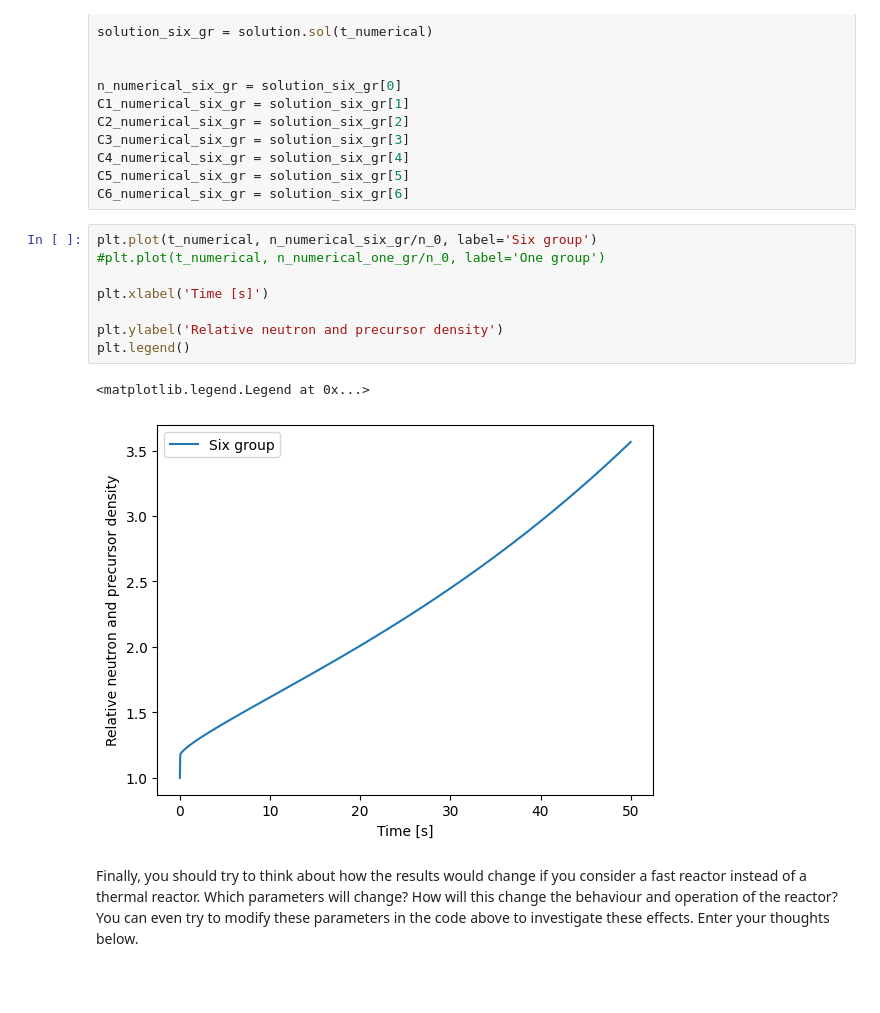
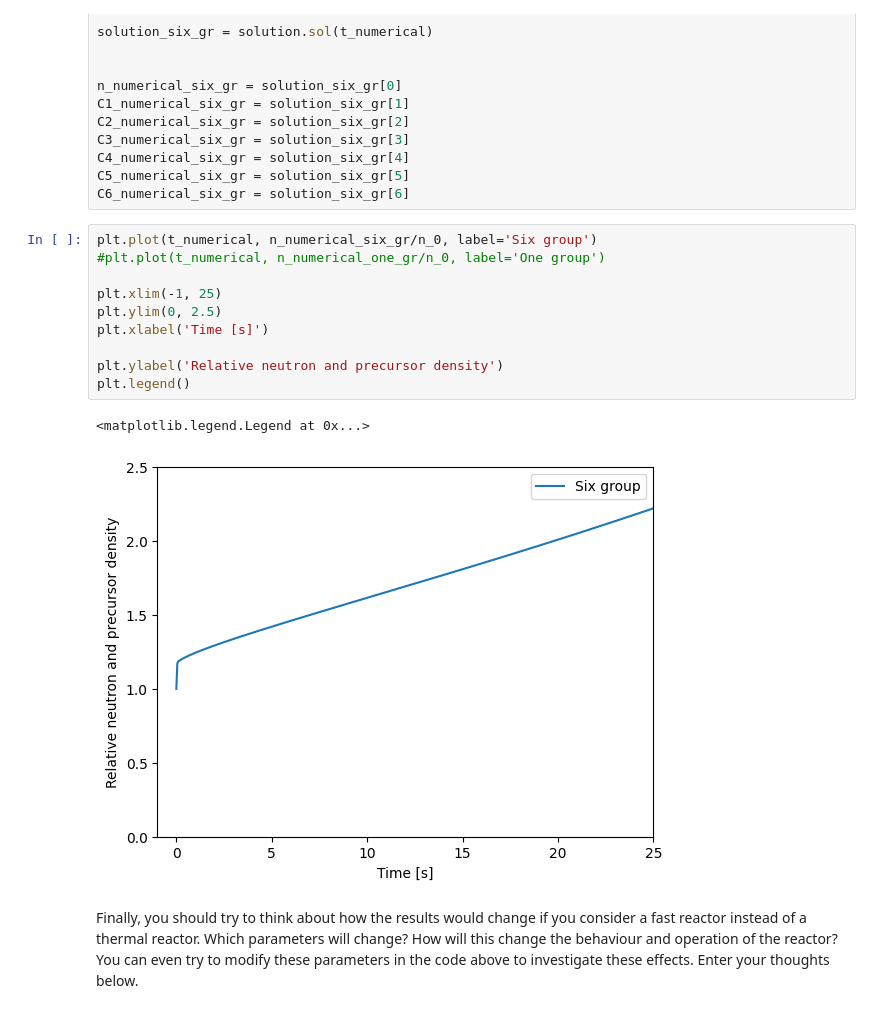
Before and after one commit to jenshoej/ReactorPhysics, a Jupyter notebook: Datalabs/Datalab08/8-Reactor_kinetics.ipynb, the cells around one changed output. Cells and saved outputs as stored; diff of their text form; blank space fills up the shorter version.

```diff
--- a/Datalabs/Datalab08/8-Reactor_kinetics.ipynb
+++ b/Datalabs/Datalab08/8-Reactor_kinetics.ipynb
@@ -428,14 +428,16 @@ C6_numerical_six_gr = solution_six_gr[6]
 # %%
 plt.plot(t_numerical, n_numerical_six_gr/n_0, label='Six group')
 #plt.plot(t_numerical, n_numerical_one_gr/n_0, label='One group')
 
+plt.xlim(-1, 25)
+plt.ylim(0, 2.5)
 plt.xlabel('Time [s]')
 
 plt.ylabel('Relative neutron and precursor density')
 plt.legend()
 # %% [output]
 <matplotlib.legend.Legend at 0x...>
-[figure, old version]
+[figure, new version]
 # %% [markdown]
 Finally, you should try to think about how the results would change if you consider a fast reactor instead of a thermal reactor. Which parameters will change? How will this change the behaviour and operation of the reactor? You can even try to modify these parameters in the code above to investigate these effects. Enter your thoughts below.
 # %% [markdown]
```
Also changed, not shown: parts of 10 cells of this notebook.
